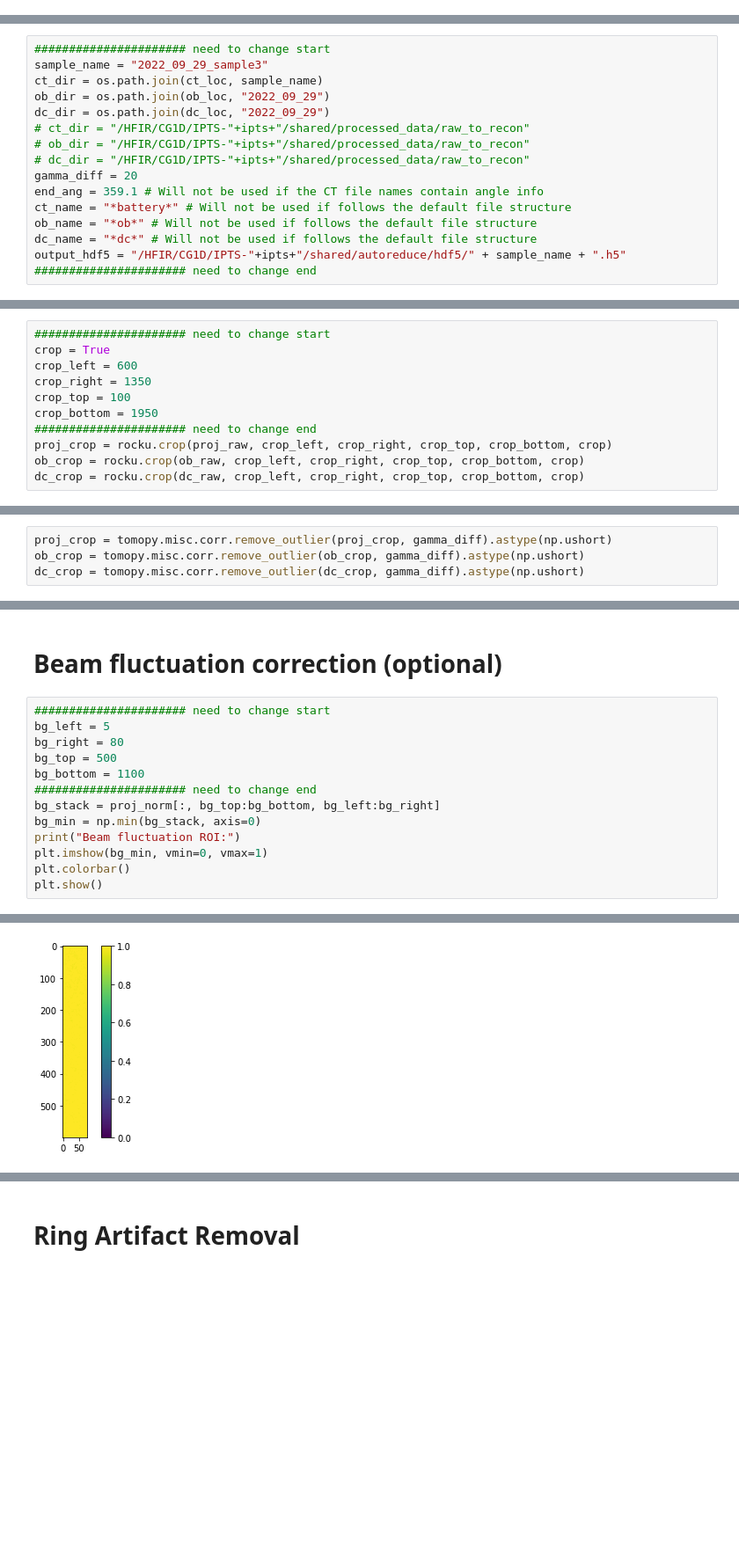
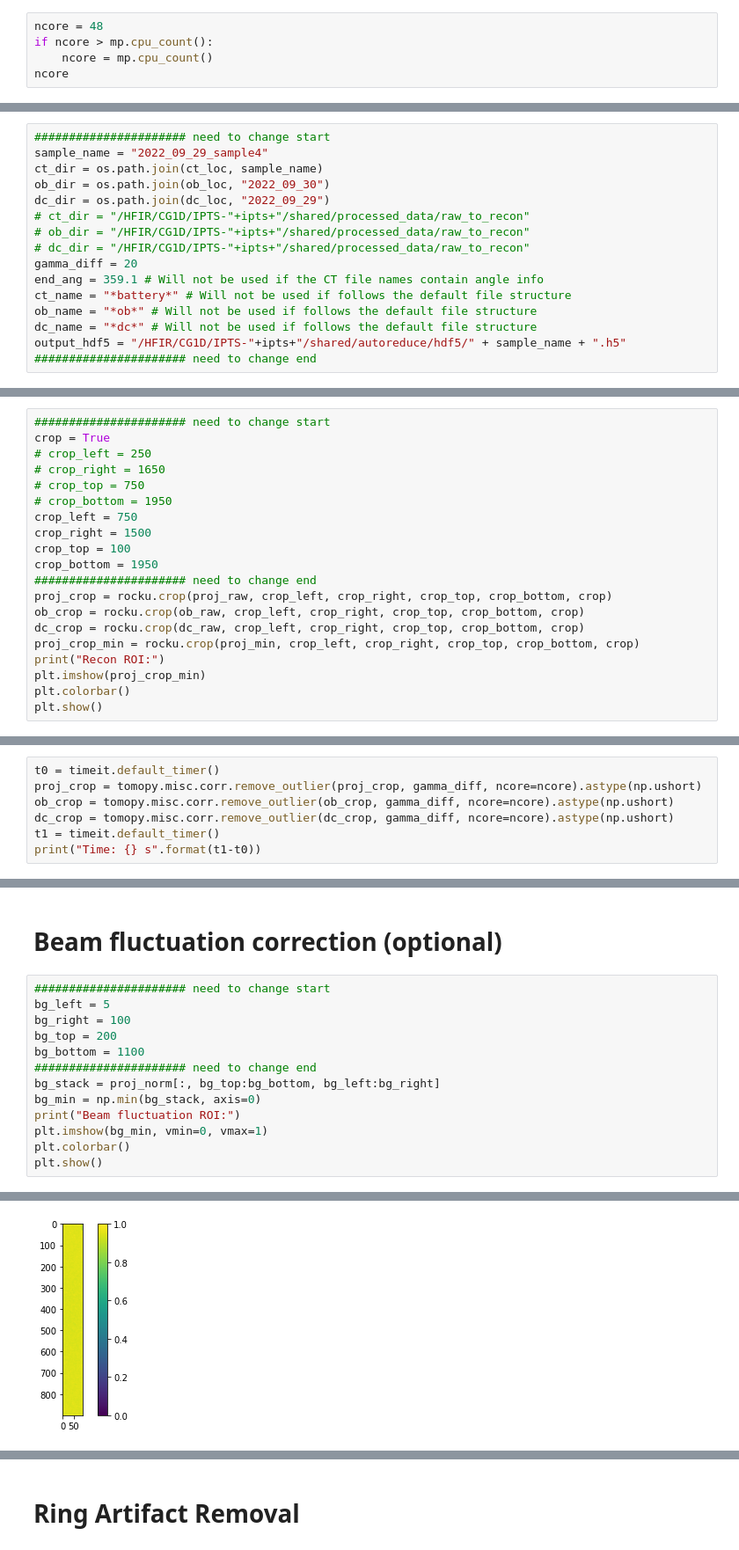
Before and after one commit to zhangy6x/research_stuff, a Jupyter notebook: jupyter_notebooks/norm_recon/algotom_workflow_save_HDF5.ipynb, the cells around one changed output, grey strips where cells are left out. Shown at 88% size. Cells and saved outputs as stored; diff of their text form; blank space fills up the shorter version.

```diff
--- a/jupyter_notebooks/norm_recon/algotom_workflow_save_HDF5.ipynb
+++ b/jupyter_notebooks/norm_recon/algotom_workflow_save_HDF5.ipynb
@@ -20,3 +22,8 @@ olefile module not found
 # %%
 # %matplotlib notebook
 %matplotlib inline
+# %%
+ncore = 48
+if ncore > mp.cpu_count():
+    ncore = mp.cpu_count()
+ncore
@@ -55,9 +64,9 @@ os.listdir(dc_loc)
 ['2022_09_29']
 # %%
 ###################### need to change start
-sample_name = "2022_09_29_sample3"
+sample_name = "2022_09_29_sample4"
 ct_dir = os.path.join(ct_loc, sample_name)
-ob_dir = os.path.join(ob_loc, "2022_09_29")
+ob_dir = os.path.join(ob_loc, "2022_09_30")
 dc_dir = os.path.join(dc_loc, "2022_09_29")
 # ct_dir = "/HFIR/CG1D/IPTS-"+ipts+"/shared/processed_data/raw_to_recon"
 # ob_dir = "/HFIR/CG1D/IPTS-"+ipts+"/shared/processed_data/raw_to_recon"
@@ -114,11 +123,20 @@ plt.show()
 # %%
 ###################### need to change start
 crop = True
-crop_left = 600
-crop_right = 1350
+# crop_left = 250
+# crop_right = 1650
+# crop_top = 750
+# crop_bottom = 1950
+crop_left = 750
+crop_right = 1500
 crop_top = 100
 crop_bottom = 1950
 ###################### need to change end
 proj_crop = rocku.crop(proj_raw, crop_left, crop_right, crop_top, crop_bottom, crop)
 ob_crop = rocku.crop(ob_raw, crop_left, crop_right, crop_top, crop_bottom, crop)
 dc_crop = rocku.crop(dc_raw, crop_left, crop_right, crop_top, crop_bottom, crop)
+proj_crop_min = rocku.crop(proj_min, crop_left, crop_right, crop_top, crop_bottom, crop)
+print("Recon ROI:")
+plt.imshow(proj_crop_min)
+plt.colorbar()
+plt.show()
@@ -134,6 +146,9 @@ Recon ROI:
 # %% [markdown]
 # Remove Outliers
 # %%
-proj_crop = tomopy.misc.corr.remove_outlier(proj_crop, gamma_diff).astype(np.ushort)
-ob_crop = tomopy.misc.corr.remove_outlier(ob_crop, gamma_diff).astype(np.ushort)
-dc_crop = tomopy.misc.corr.remove_outlier(dc_crop, gamma_diff).astype(np.ushort)
+t0 = timeit.default_timer()
+proj_crop = tomopy.misc.corr.remove_outlier(proj_crop, gamma_diff, ncore=ncore).astype(np.ushort)
+ob_crop = tomopy.misc.corr.remove_outlier(ob_crop, gamma_diff, ncore=ncore).astype(np.ushort)
+dc_crop = tomopy.misc.corr.remove_outlier(dc_crop, gamma_diff, ncore=ncore).astype(np.ushort)
+t1 = timeit.default_timer()
+print("Time: {} s".format(t1-t0))
@@ -159,17 +176,17 @@ float32
 # %%
 ###################### need to change start
 bg_left = 5
-bg_right = 80
-bg_top = 500
+bg_right = 100
+bg_top = 200
 bg_bottom = 1100
 ###################### need to change end
 bg_stack = proj_norm[:, bg_top:bg_bottom, bg_left:bg_right]
 bg_min = np.min(bg_stack, axis=0)
 print("Beam fluctuation ROI:")
 plt.imshow(bg_min, vmin=0, vmax=1)
 plt.colorbar()
 plt.show()
 # %% [output]
 Beam fluctuation ROI:
-[figure, old version]
+[figure, new version]
 # %%
```
Also changed, not shown: parts of 29 cells of this notebook, 3 other files.
